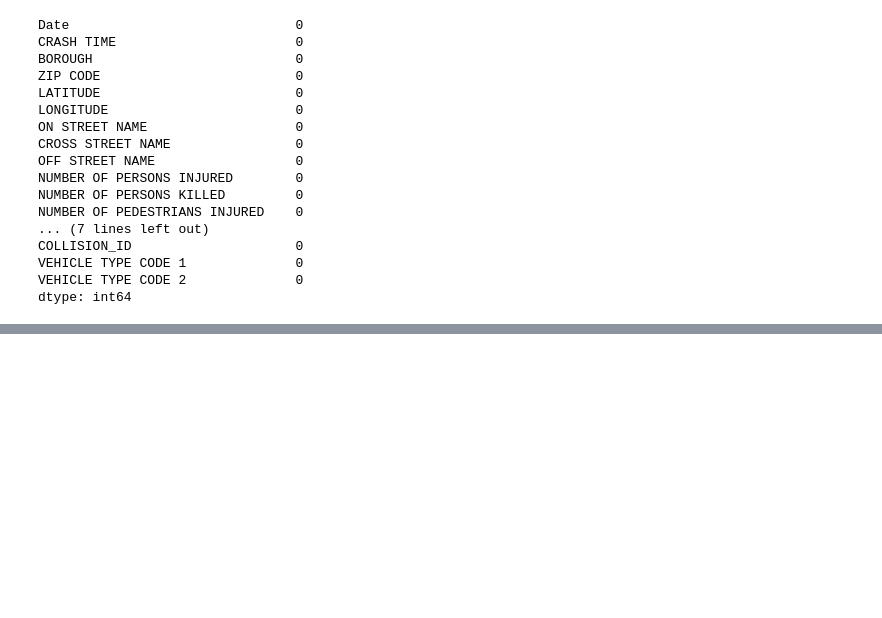
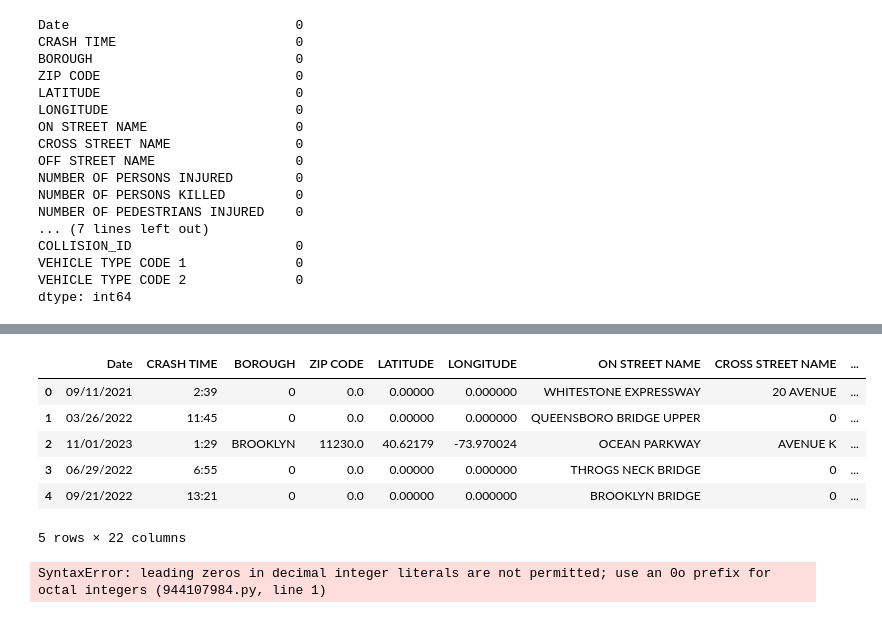
Before and after one commit to connormonsen/IA-340, a Jupyter notebook: lab2.ipynb, the cells around one changed output, grey strips where cells are left out. Drawn from its saved outputs; the diff is of its cells as text; code cells hidden in the pictures; blank space fills up the shorter version.

```diff
--- a/lab2.ipynb
+++ b/lab2.ipynb
@@ -105,0 +133,14 @@ AttributeError: 'DataFrame' object has no attribute 'display'
+# %%
+df[0:5]
+# %% [output]
+|  | Date | CRASH TIME | BOROUGH | ZIP CODE | LATITUDE | LONGITUDE | ON STREET NAME | CROSS STREET NAME | ... |
+| 0 | 09/11/2021 | 2:39 | 0 | 0.0 | 0.00000 | 0.000000 | WHITESTONE EXPRESSWAY | 20 AVENUE | ... |
+| 1 | 03/26/2022 | 11:45 | 0 | 0.0 | 0.00000 | 0.000000 | QUEENSBORO BRIDGE UPPER | 0 | ... |
+| 2 | 11/01/2023 | 1:29 | BROOKLYN | 11230.0 | 40.62179 | -73.970024 | OCEAN PARKWAY | AVENUE K | ... |
+| 3 | 06/29/2022 | 6:55 | 0 | 0.0 | 0.00000 | 0.000000 | THROGS NECK BRIDGE | 0 | ... |
+| 4 | 09/21/2022 | 13:21 | 0 | 0.0 | 0.00000 | 0.000000 | BROOKLYN BRIDGE | 0 | ... |
+5 rows × 22 columns
+# %%
+df[df['Date'] > 01/01/2022]
+# %% [output]
+SyntaxError: leading zeros in decimal integer literals are not permitted; use an 0o prefix for octal integers (944107984.py, line 1)
```
Also changed, not shown: parts of 4 cells of this notebook.
